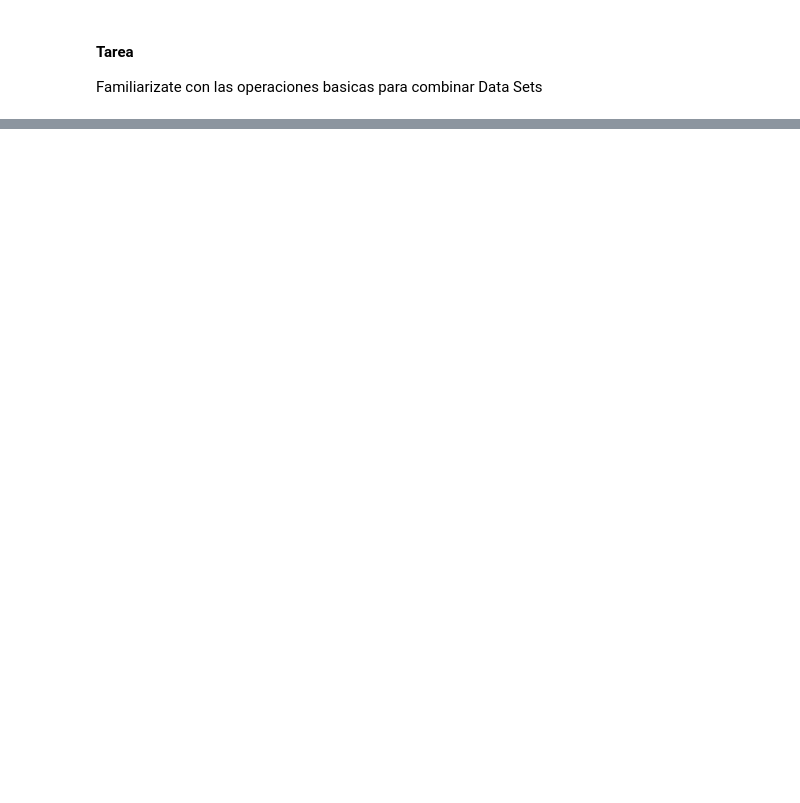
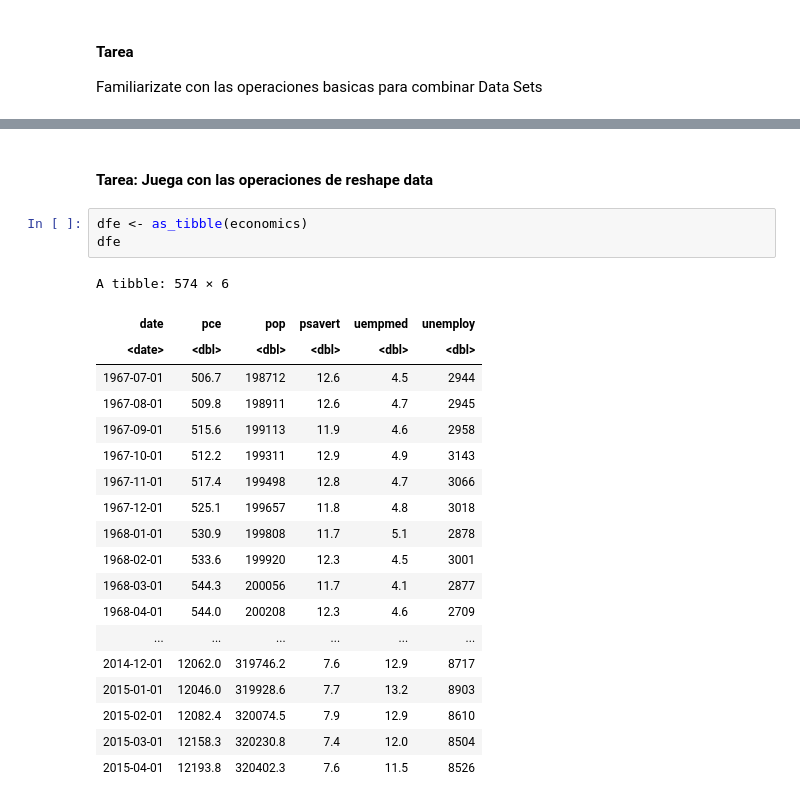
Before and after one commit to IEXE-Tec/computo-datos-masivos, a Jupyter notebook: 06_R_Sagemaker.ipynb, the cells around one changed output, grey strips where cells are left out. Cells and saved outputs as stored; diff of their text form; blank space fills up the shorter version.

```diff
--- a/06_R_Sagemaker.ipynb
+++ b/06_R_Sagemaker.ipynb
@@ -1000,0 +1032,25 @@ Familiarizate con las operaciones basicas para combinar Data Sets
+# %% [markdown]
+#### Tarea: Juega con las operaciones de reshape data
+# %%
+dfe <- as_tibble(economics)
+dfe
+# %% [output]
+A tibble: 574 × 6
+| date | pce | pop | psavert | uempmed | unemploy |
+| <date> | <dbl> | <dbl> | <dbl> | <dbl> | <dbl> |
+| 1967-07-01 | 506.7 | 198712 | 12.6 | 4.5 | 2944 |
+| 1967-08-01 | 509.8 | 198911 | 12.6 | 4.7 | 2945 |
+| 1967-09-01 | 515.6 | 199113 | 11.9 | 4.6 | 2958 |
+| 1967-10-01 | 512.2 | 199311 | 12.9 | 4.9 | 3143 |
+| 1967-11-01 | 517.4 | 199498 | 12.8 | 4.7 | 3066 |
+| 1967-12-01 | 525.1 | 199657 | 11.8 | 4.8 | 3018 |
+| 1968-01-01 | 530.9 | 199808 | 11.7 | 5.1 | 2878 |
+| 1968-02-01 | 533.6 | 199920 | 12.3 | 4.5 | 3001 |
+| 1968-03-01 | 544.3 | 200056 | 11.7 | 4.1 | 2877 |
+| 1968-04-01 | 544.0 | 200208 | 12.3 | 4.6 | 2709 |
+| ... | ... | ... | ... | ... | ... |
+| 2014-12-01 | 12062.0 | 319746.2 | 7.6 | 12.9 | 8717 |
+| 2015-01-01 | 12046.0 | 319928.6 | 7.7 | 13.2 | 8903 |
+| 2015-02-01 | 12082.4 | 320074.5 | 7.9 | 12.9 | 8610 |
+| 2015-03-01 | 12158.3 | 320230.8 | 7.4 | 12.0 | 8504 |
+| 2015-04-01 | 12193.8 | 320402.3 | 7.6 | 11.5 | 8526 |
```
Also changed, not shown: parts of 6 cells of this notebook.
